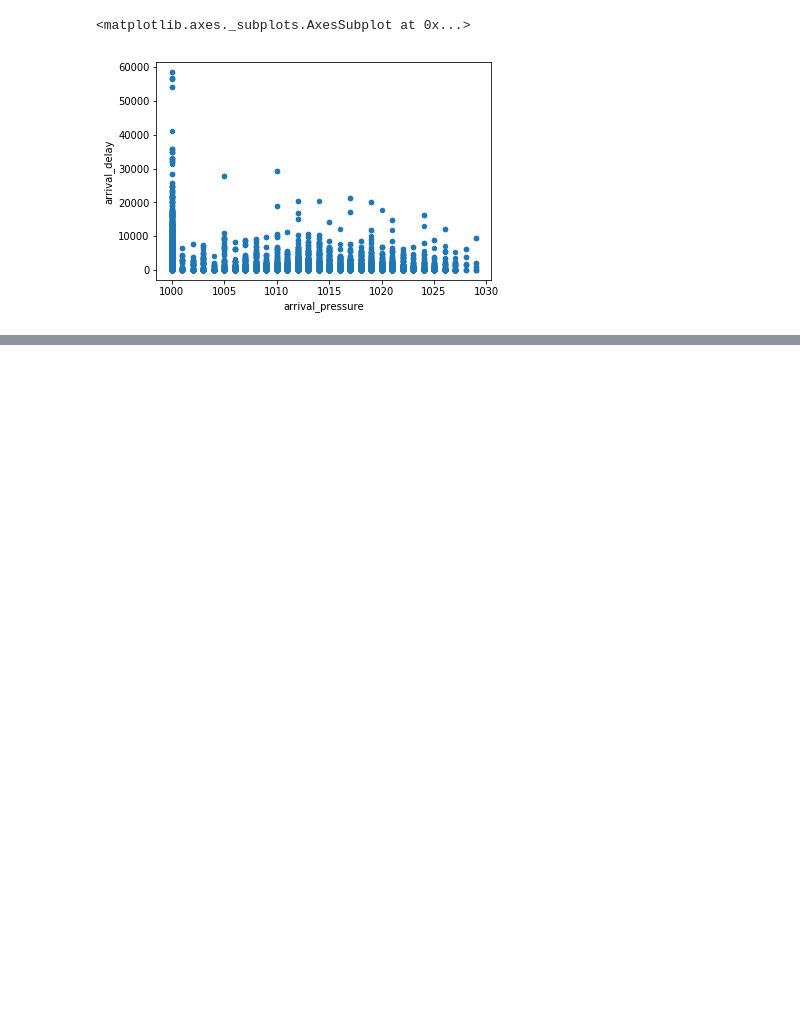
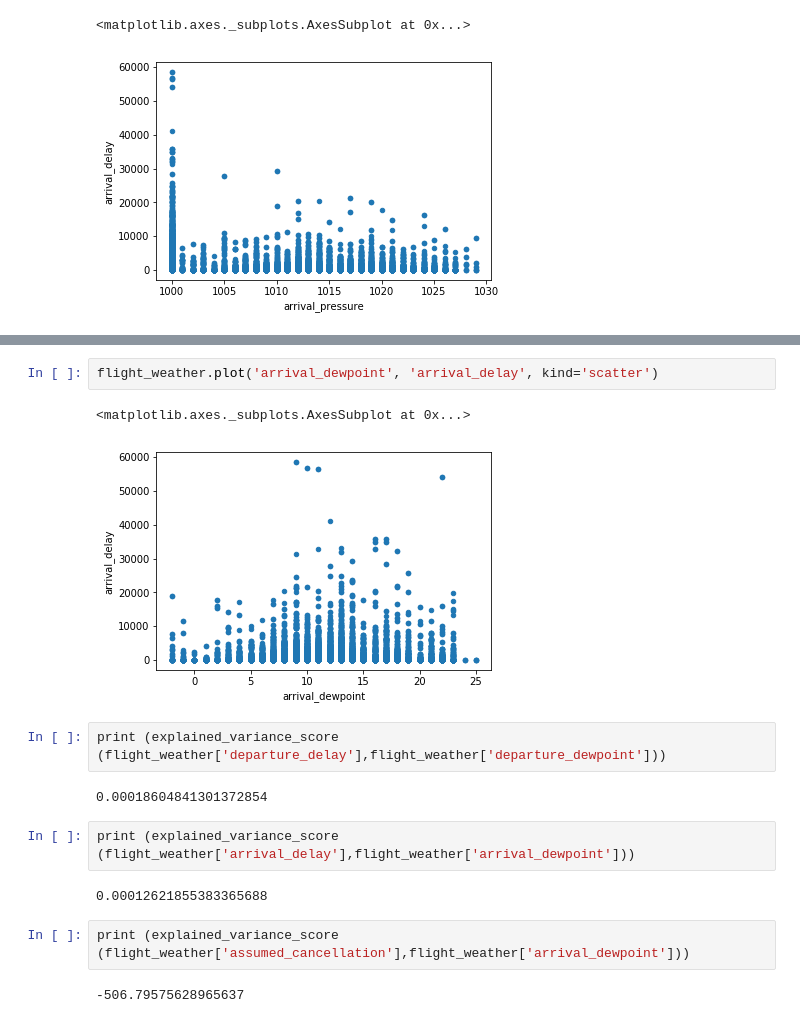
Before and after one commit to dermot-cochran/Interview_data, a Jupyter notebook: Case Study.ipynb, the cells around one changed output, grey strips where cells are left out. Saved outputs shown, nothing was run; the diff lists cells and outputs as text; blank space fills up the shorter version.

```diff
--- a/Case Study.ipynb
+++ b/Case Study.ipynb
@@ -703,0 +769,17 @@ flight_weather.plot('arrival_pressure', 'arrival_delay', kind='scatter')
+# %%
+flight_weather.plot('arrival_dewpoint', 'arrival_delay', kind='scatter')
+# %% [output]
+<matplotlib.axes._subplots.AxesSubplot at 0x...>
+[figure, added]
+# %%
+print (explained_variance_score (flight_weather['departure_delay'],flight_weather['departure_dewpoint']))
+# %% [output]
+0.00018604841301372854
+# %%
+print (explained_variance_score (flight_weather['arrival_delay'],flight_weather['arrival_dewpoint']))
+# %% [output]
+0.00012621855383365688
+# %%
+print (explained_variance_score (flight_weather['assumed_cancellation'],flight_weather['arrival_dewpoint']))
+# %% [output]
+-506.79575628965637
```
Also changed, not shown: parts of 12 cells of this notebook.
